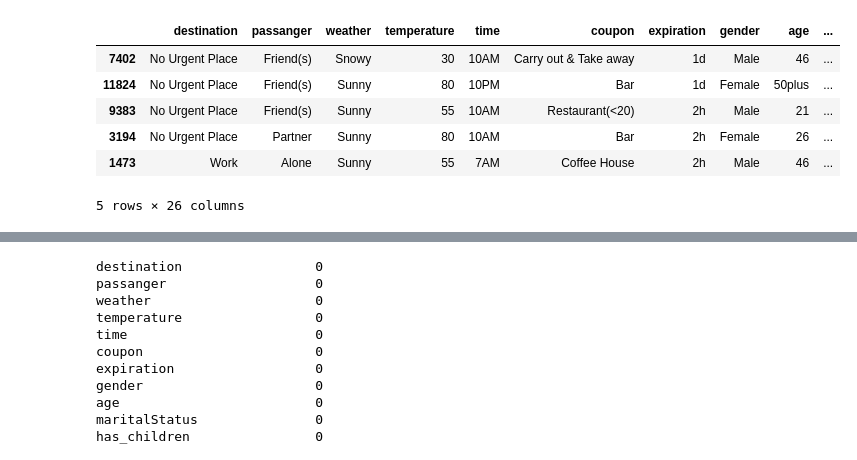
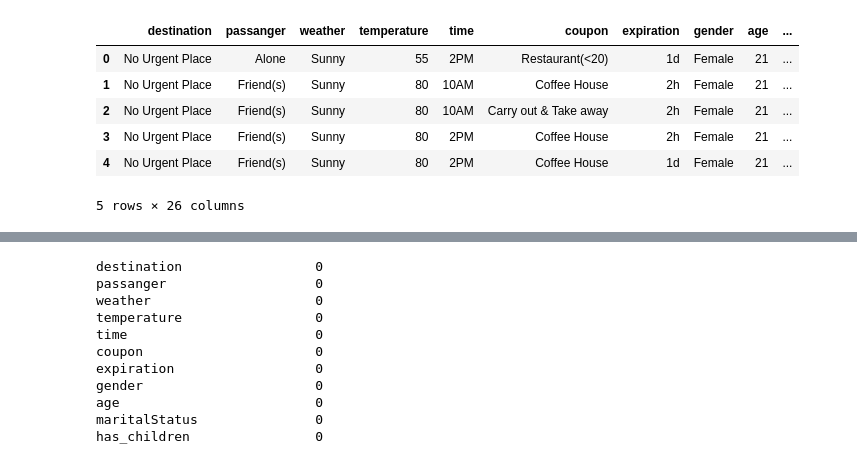
Before and after one commit to Ramyanee/NaiveBias-KNN-Kmeans, a Jupyter notebook: q2.ipynb, the cells around one changed output, grey strips where cells are left out. Saved outputs shown, nothing was run; the diff lists cells and outputs as text; code cells hidden in the pictures.

```diff
--- a/q2.ipynb
+++ b/q2.ipynb
@@ -11,15 +11,15 @@ from sklearn.manifold import TSNE
 import seaborn as sns
 # %%
 df = pd.read_csv("https://archive.ics.uci.edu/ml/machine-learning-databases/00603/in-vehicle-coupon-recommendation.csv")
-df = df.sample(frac=1)
+# df = df.sample(frac=1)
 df.head()
 # %% [output]
 |  | destination | passanger | weather | temperature | time | coupon | expiration | gender | age | ... |
-| 7402 | No Urgent Place | Friend(s) | Snowy | 30 | 10AM | Carry out & Take away | 1d | Male | 46 | ... |
-| 11824 | No Urgent Place | Friend(s) | Sunny | 80 | 10PM | Bar | 1d | Female | 50plus | ... |
-| 9383 | No Urgent Place | Friend(s) | Sunny | 55 | 10AM | Restaurant(<20) | 2h | Male | 21 | ... |
-| 3194 | No Urgent Place | Partner | Sunny | 80 | 10AM | Bar | 2h | Female | 26 | ... |
-| 1473 | Work | Alone | Sunny | 55 | 7AM | Coffee House | 2h | Male | 46 | ... |
+| 0 | No Urgent Place | Alone | Sunny | 55 | 2PM | Restaurant(<20) | 1d | Female | 21 | ... |
+| 1 | No Urgent Place | Friend(s) | Sunny | 80 | 10AM | Coffee House | 2h | Female | 21 | ... |
+| 2 | No Urgent Place | Friend(s) | Sunny | 80 | 10AM | Carry out & Take away | 2h | Female | 21 | ... |
+| 3 | No Urgent Place | Friend(s) | Sunny | 80 | 2PM | Coffee House | 2h | Female | 21 | ... |
+| 4 | No Urgent Place | Friend(s) | Sunny | 80 | 2PM | Coffee House | 1d | Female | 21 | ... |
 5 rows × 26 columns
 # %%
 df.describe()
```
Also changed, not shown: parts of 16 cells of this notebook.
